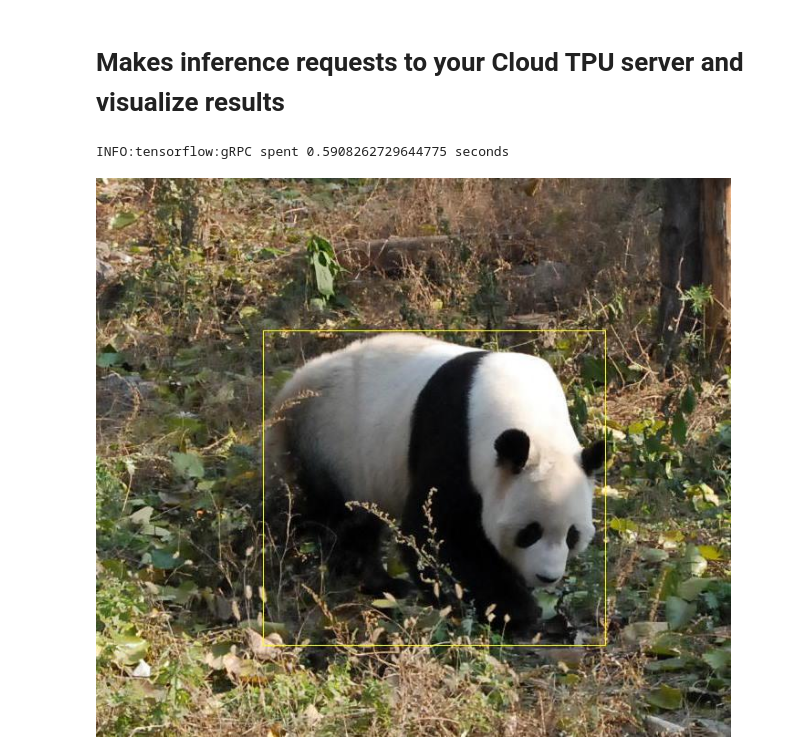
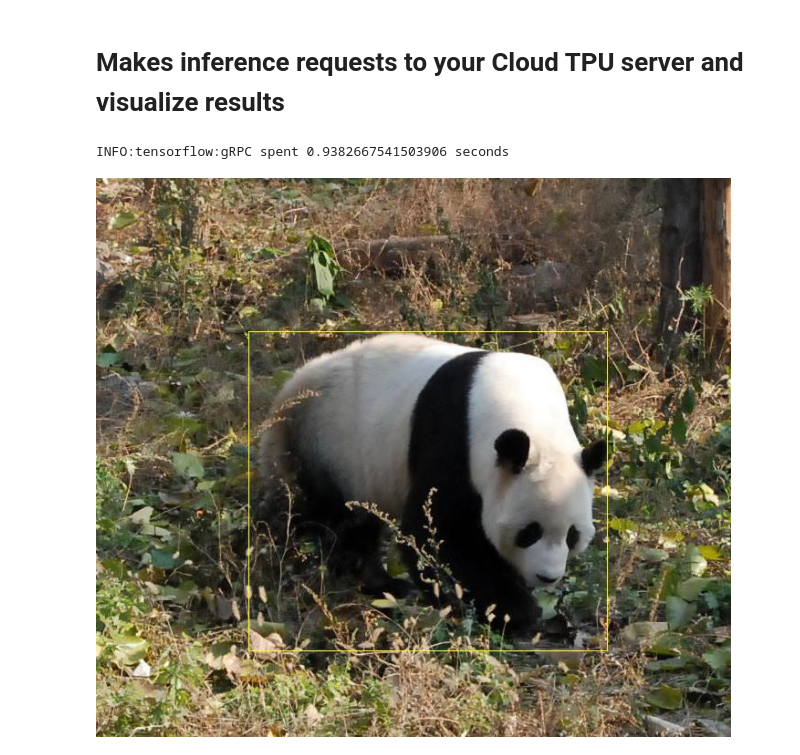
Before and after one commit to tensorflow/tpu, a Jupyter notebook: models/experimental/inference/object_detection.ipynb, the cells around one changed output. Saved outputs shown, nothing was run; the diff lists cells and outputs as text; code cells hidden in the pictures.

```diff
--- a/models/experimental/inference/object_detection.ipynb
+++ b/models/experimental/inference/object_detection.ipynb
@@ -50,7 +50,7 @@ INFO:tensorflow:Reading image: panda.jpg
 # %% [markdown]
 ## Creates gRPC stub
 # %%
-tpu_path = "[grpc://ip:80]" #@param
+tpu_path = "grpc://35.222.74.109:80" #@param
 tpu_address = tf.contrib.cluster_resolver.TPUClusterResolver(
     tpu_path).master()
 if 'grpc://' in tpu_address:
@@ -69,7 +75,7 @@ def generate_request(image, model_name):
   request.model_spec.name = model_name
   request.model_spec.signature_name = 'serving_default'
   request.inputs['input'].CopyFrom(
-      tf.contrib.util.make_tensor_proto(image, shape=[1]))
+      tf.contrib.util.make_tensor_proto([image]))
   return request
 # %%
 def run_detection(request, stub, request_timeout=300.0, print_response=False):
@@ -79,32 +85,36 @@ def run_detection(request, stub, request_timeout=300.0, print_response=False):
   tf.logging.info('gRPC spent {} seconds'.format(end_time - start_time))
   if print_response:
     tf.logging.info('Raw gRPC response: %s' % response)
-  raw_detections = tf.contrib.util.make_ndarray(response.outputs['detections'])
+  detection_boxes = tf.contrib.util.make_ndarray(response.outputs['detection_boxes'])
+  detection_classes = tf.contrib.util.make_ndarray(response.outputs['detection_classes'])
+  detection_scores = tf.contrib.util.make_ndarray(response.outputs['detection_scores'])
+  num_detections = tf.contrib.util.make_ndarray(response.outputs['num_detections'])
   image_info = tf.contrib.util.make_ndarray(response.outputs['image_info'])
-  detection_locations = raw_detections[:, :, 1:5] * image_info[0, 2]
-  detection_locations = np.squeeze(detection_locations, axis=(0))
 
-  detection_scores = np.squeeze(raw_detections[:, :, 5], axis=(0,))
-  detection_classes = np.squeeze(raw_detections[:, :, 6].astype(np.int32),axis=(0,))
-
-  return detection_locations, detection_scores, detection_classes
+  return detection_boxes, detection_scores, detection_classes, num_detections, image_info
 # %% [markdown]
 # Makes inference requests to your Cloud TPU server and visualize results
 # %%
+import matplotlib.pyplot as plt
+from matplotlib import patches
+
 image_bytes = open(image_path, 'rb').read()
-request = generate_request(image_bytes, model_name='faster-rcnn')
-boxes, scores, classes = run_detection(request, stub)
+request = generate_request(image_bytes, model_name="saved_model")
+boxes, scores, classes, num_detections, image_info = map(lambda arr: arr[0],
+                                             run_detection(request, stub))
+scale = image_info[2]
+
 # Visuliaze boxes
 img = Image.open(image_path)
 draw = ImageDraw.Draw(img)
 for i in range(boxes.shape[0]):
   if (scores[i] < 0.4):
     continue
-  y0, x0, y1, x1 = boxes[i]
+  y0, x0, y1, x1 = map(lambda x: x*scale, boxes[i])
   rect = draw.rectangle([x0, y0, x1, y1], outline='yellow')
 
 img.save('detection_result.jpg')
 display.display(display.Image('detection_result.jpg'))
 # %% [output]
-INFO:tensorflow:gRPC spent 0.5908262729644775 seconds
+INFO:tensorflow:gRPC spent 0.9382667541503906 seconds
-[figure, old version]
+[figure, new version]
```
Also changed, not shown: parts of 2 cells of this notebook, 1 other file.
